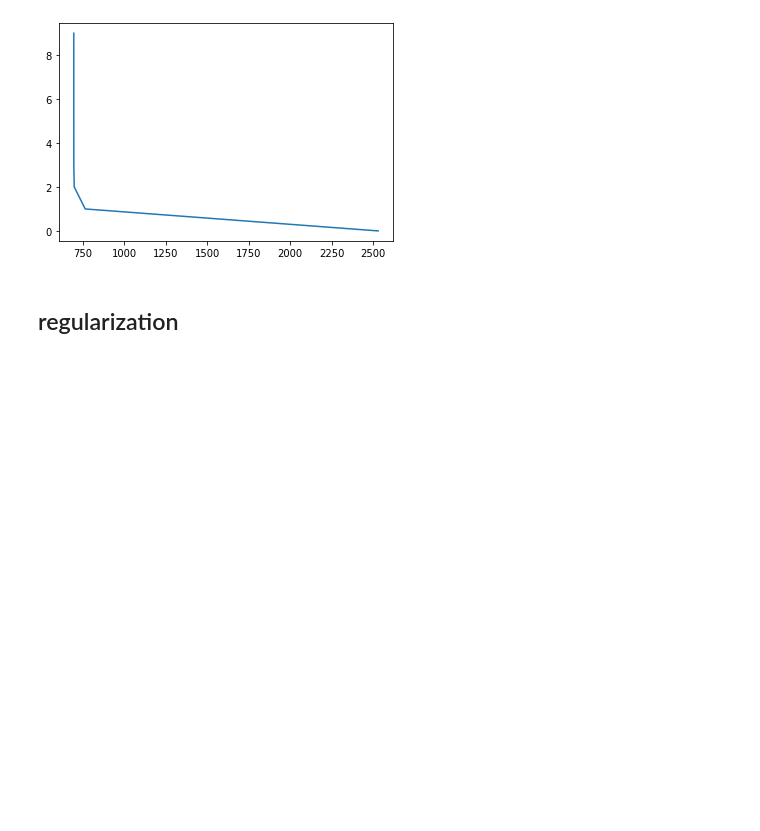
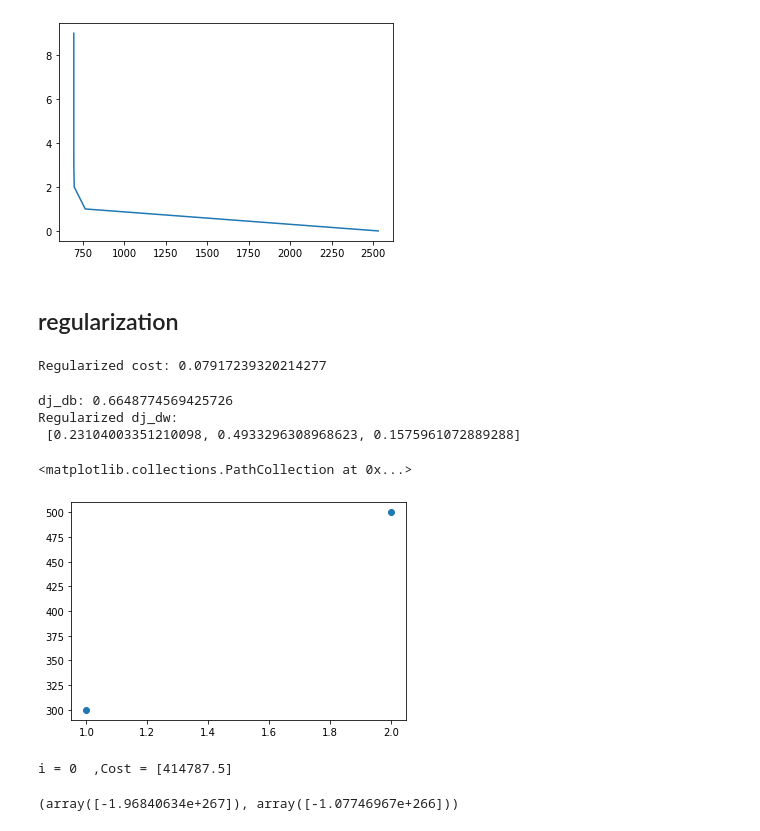
Before and after one commit to youneseltrach/ML_algo, a Jupyter notebook: Linear_Regression.ipynb, the cells around one changed output. Cells and saved outputs as stored; diff of their text form; code cells hidden in the pictures; blank space fills up the shorter version.

```diff
--- a/Linear_Regression.ipynb
+++ b/Linear_Regression.ipynb
@@ -317,0 +341,12 @@ plt.plot (all_cost, np.arange (iterations) )
+# %%
+np.random.seed(1)
+X_tmp = np.random.rand(5,6)
+y_tmp = np.array([0,1,0,1,0])
+w_tmp = np.random.rand(X_tmp.shape[1]).reshape(-1,)-0.5
+b_tmp = 0.5
+lambda_tmp = 0.7
+cost_tmp = cost_function_2(X_tmp, y_tmp, w_tmp, b_tmp, lambda_tmp)
+
+print("Regularized cost:", cost_tmp)
+# %% [output]
+Regularized cost: 0.07917239320214277
@@ -317,0 +373,15 @@ plt.plot (all_cost, np.arange (iterations) )
+# %%
+np.random.seed(1)
+X_tmp = np.random.rand(5,3)
+y_tmp = np.array([0,1,0,1,0])
+w_tmp = np.random.rand(X_tmp.shape[1])
+b_tmp = 0.5
+lambda_tmp = 0.7
+dj_dw_tmp, dj_db_tmp =  compute_gradient_2(X_tmp, y_tmp, w_tmp, b_tmp, lambda_tmp)
+
+print(f"dj_db: {dj_db_tmp}", )
+print(f"Regularized dj_dw:\n {dj_dw_tmp.tolist()}", )
+# %% [output]
+dj_db: 0.6648774569425726
+Regularized dj_dw:
+ [0.23104003351210098, 0.4933296308968623, 0.1575961072889288]
@@ -317,0 +408,16 @@ plt.plot (all_cost, np.arange (iterations) )
+# %%
+plt.scatter (x_train, y_train)
+# %% [output]
+<matplotlib.collections.PathCollection at 0x...>
+[figure, added]
+# %%
+w = 0
+b = 0
+itr = 1000
+alpha = 0.1
+lambda_ =20
+w_f,b_f = gradient_descent_2(x_train, y_train,w,b,itr, alpha, lambda_, cost_function_2, compute_gradient_2)
+w_f,b_f
+# %% [output]
+i = 0  ,Cost = [414787.5]
+(array([-1.96840634e+267]), array([-1.07746967e+266]))
```
Also changed, not shown: parts of 6 cells of this notebook.
